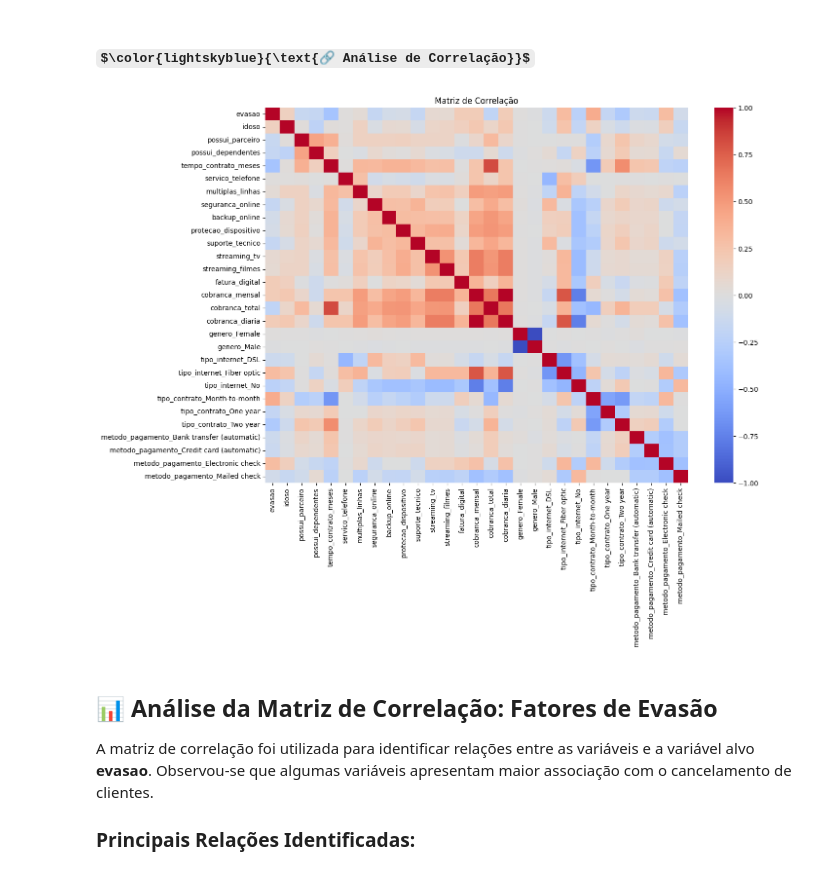
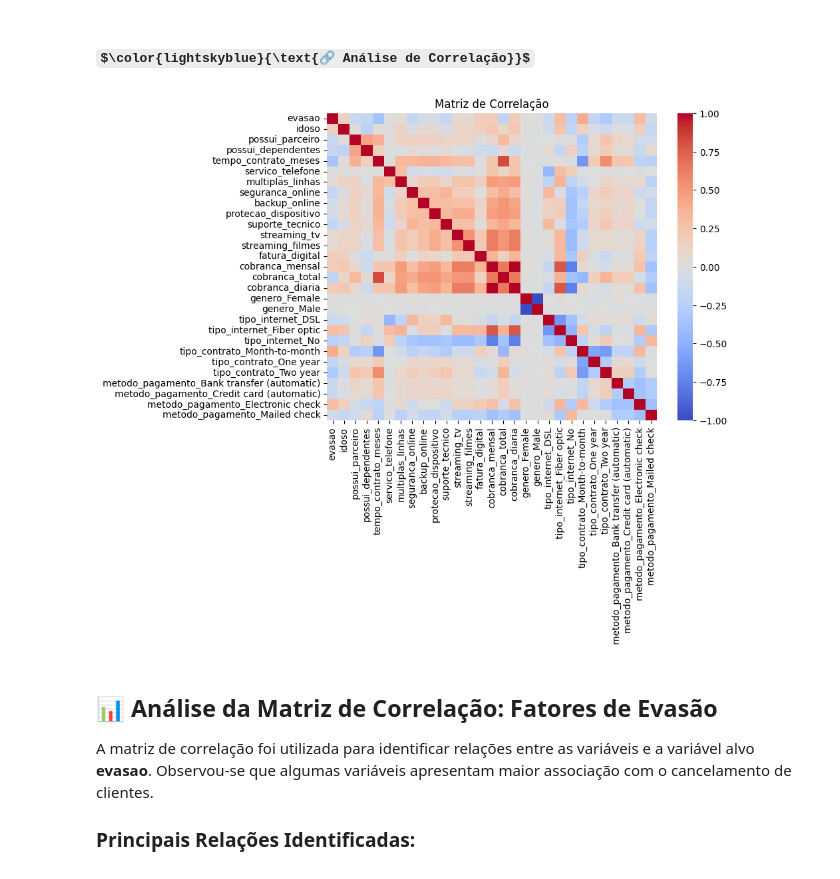
Before and after one commit to Samuel442/desafio-telecom-parte-2, a Jupyter notebook: Desafio_Telecom_parte_2.ipynb, the cells around one changed output. Drawn from its saved outputs; the diff is of its cells as text; code cells hidden in the pictures; some formulas as TeX source.

```diff
--- a/Desafio_Telecom_parte_2.ipynb
+++ b/Desafio_Telecom_parte_2.ipynb
@@ -314,15 +314,15 @@ array([[-0.43781822, -0.96217527, -0.65939966, -0.75333321,  0.31499146,
 # %%
 import seaborn as sns
 import matplotlib.pyplot as plt
 
-plt.figure(figsize=(14,10))
+plt.figure(figsize=(8,6))
 
 sns.heatmap(df_parte2.corr(), cmap="coolwarm")
 
 plt.title("Matriz de Correlação")
 plt.show()
 # %% [output]
-[figure, old version]
+[figure, new version]
 # %% [markdown]
 ## 📊 Análise da Matriz de Correlação: Fatores de Evasão
 
```
Also changed, not shown: parts of 6 cells of this notebook.
